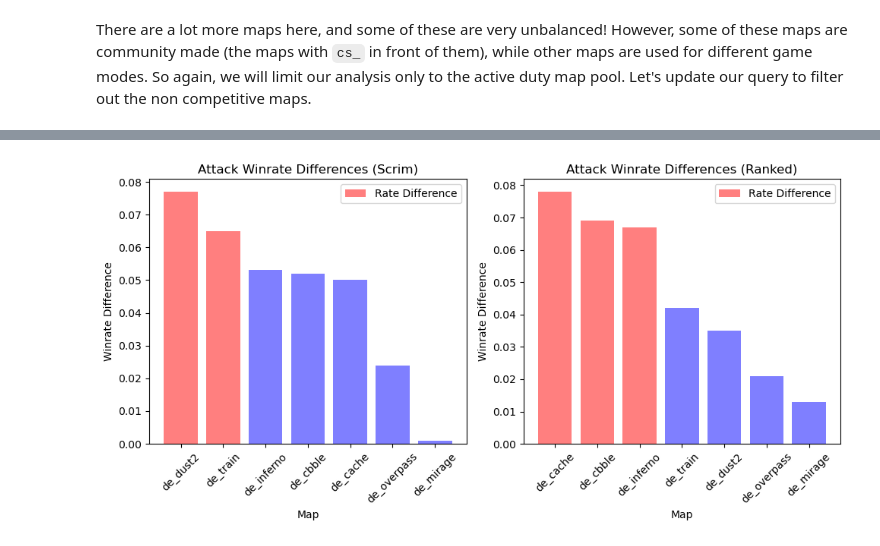
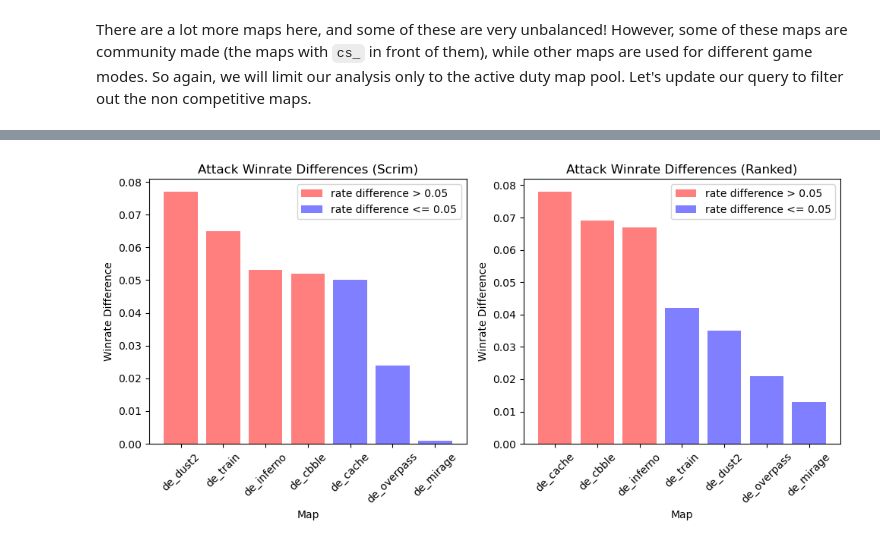
Before and after one commit to ashleyradford/spark-analysis, a Jupyter notebook: csgo_analysis.ipynb, the cells around one changed output, grey strips where cells are left out. Drawn from its saved outputs; the diff is of its cells as text; code cells hidden in the pictures.

```diff
--- a/csgo_analysis.ipynb
+++ b/csgo_analysis.ipynb
@@ -994,17 +1017,25 @@ mm_map_rates.show(30)
 |   cs_agency|              0.5|                      0.5|      0.0|
 +------------+-----------------+-------------------------+---------+
 # %%
+# some set up
+mm_map_rates_pd = mm_map_rates.toPandas()
+maps = mm_map_rates_pd['map']
+rate_diff = mm_map_rates_pd['rate_diff']
+colors = ['blue' if x <= 0.05 else 'red' for x in mm_map_rates_pd['rate_diff']]
+
 # plot the data as a bar graph
-mm_map_rates_pd = mm_map_rates.toPandas()
-plt.bar(mm_map_rates_pd['map'], mm_map_rates_pd['rate_diff'], label='Rate Difference',
-        alpha=0.5, color=['blue' if x <= 0.06 else 'red' for x in mm_map_rates_pd['rate_diff']])
+bars = plt.bar(maps, rate_diff, alpha=0.5, color=colors)
 
 # customize the plot
 plt.xlabel('Map')
 plt.ylabel('Winrate Difference')
 plt.title('Attack vs Defense Winrates Differences')
 plt.xticks(rotation=45)
-plt.legend()
+
+# create custom legend handles and labels
+handles = [bars[0], bars[-1]]
+labels = ['rate difference > 0.05', 'rate difference <= 0.05']
+plt.legend(handles, labels)
 
 # display the plot
 plt.tight_layout()
@@ -1047,35 +1078,52 @@ mm_cmap_rates.show(30)
 # %%
 # plot the data as a bar graph
 mm_cmap_rates_pd = mm_cmap_rates.toPandas()
 
 # plot two bar graphs next to each other
 fig, axs = plt.subplots(1, 2, figsize=(10, 5))  # 1 row, 2 columns
 
+# some set up for scrim plot
+maps = esea_cmap_rates_pd['map']
+rate_diff = esea_cmap_rates_pd['rate_diff']
+colors = ['blue' if x <= 0.05 else 'red' for x in esea_cmap_rates_pd['rate_diff']]
+
+# create custom legend handles and labels
+bars = axs[0].bar(maps, rate_diff, alpha=0.5, color=colors)
+handles = [bars[0], bars[-1]]
+labels = ['rate difference > 0.05', 'rate difference <= 0.05']
+
 # customize the scrim plot
-axs[0].bar(esea_cmap_rates_pd['map'], esea_cmap_rates_pd['rate_diff'], label='Rate Difference',
-        alpha=0.5, color=['blue' if x <= 0.06 else 'red' for x in esea_cmap_rates_pd['rate_diff']])
 axs[0].set_xlabel('Map')
 axs[0].set_ylabel('Winrate Difference')
 axs[0].set_title('Attack Winrate Differences (Scrim)')
-axs[0].set_xticks(range(len(esea_cmap_rates_pd['map'])))
-axs[0].set_xticklabels(esea_cmap_rates_pd['map'], rotation=45)
-axs[0].legend()
+axs[0].set_xticks(range(len(maps)))
+axs[0].set_xticklabels(maps, rotation=45)
+axs[0].legend(handles, labels)
+
+# some set up for ranked plot
+mm_cmap_rates_pd = mm_cmap_rates.toPandas()
+maps = mm_cmap_rates_pd['map']
+rate_diff = mm_cmap_rates_pd['rate_diff']
+colors = ['blue' if x <= 0.05 else 'red' for x in mm_cmap_rates_pd['rate_diff']]
+
+# create custom legend handles and labels
+bars = axs[1].bar(maps, rate_diff, alpha=0.5, color=colors)
+handles = [bars[0], bars[-1]]
+labels = ['rate difference > 0.05', 'rate difference <= 0.05']
 
 # customize the ranked plot
-axs[1].bar(mm_cmap_rates_pd['map'], mm_cmap_rates_pd['rate_diff'], label='Rate Difference',
-        alpha=0.5, color=['blue' if x <= 0.06 else 'red' for x in mm_cmap_rates_pd['rate_diff']])
 axs[1].set_xlabel('Map')
 axs[1].set_ylabel('Winrate Difference')
 axs[1].set_title('Attack Winrate Differences (Ranked)')
-axs[1].set_xticks(range(len(mm_cmap_rates_pd['map'])))
-axs[1].set_xticklabels(mm_cmap_rates_pd['map'], rotation=45)
-axs[1].legend()
+axs[1].set_xticks(range(len(maps)))
+axs[1].set_xticklabels(maps, rotation=45)
+axs[1].legend(handles, labels)
 
 # display the plot
 plt.tight_layout()
 plt.show()
 # %% [output]
-[figure, old version]
+[figure, new version]
 # %% [markdown]
 It looks like the rates are pretty similar for the scrim data and the ranked data, just that some of the maps are swapped around. Mirage remains the most balanced map in both scenarios, really supporting the idea that it is one the best designed maps out there. Either way, the win rate differences for all maps are below 10% which is pretty good! But for how much CS:GO players claim their maps are the most balanced, I was expecting to see differences under 3 or maybe even 5 percent. But to be fair, this data is a subset of all player data.
 
```
Also changed, not shown: parts of 45 cells of this notebook.
